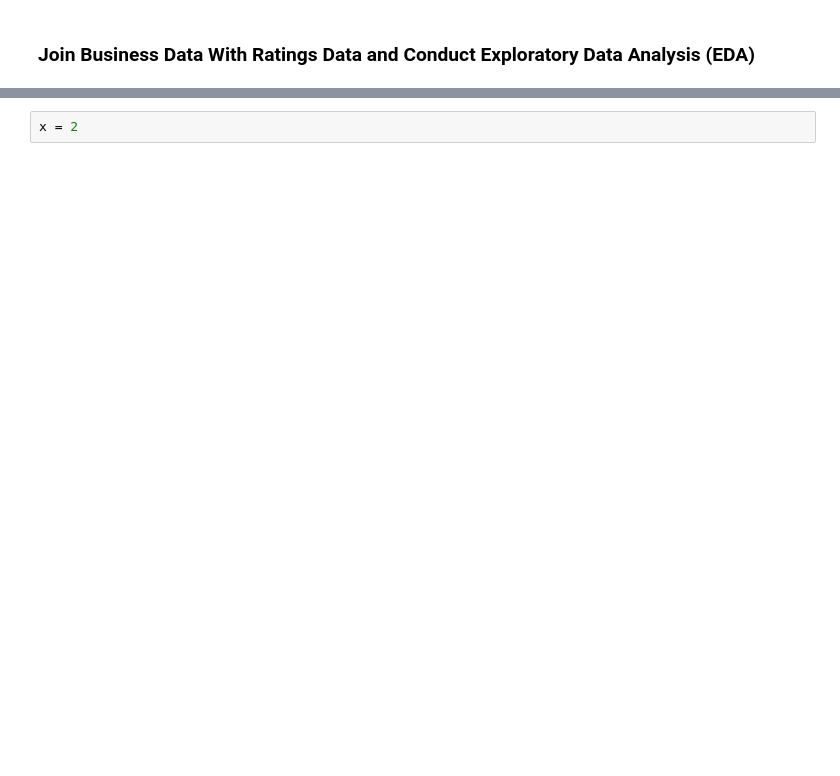
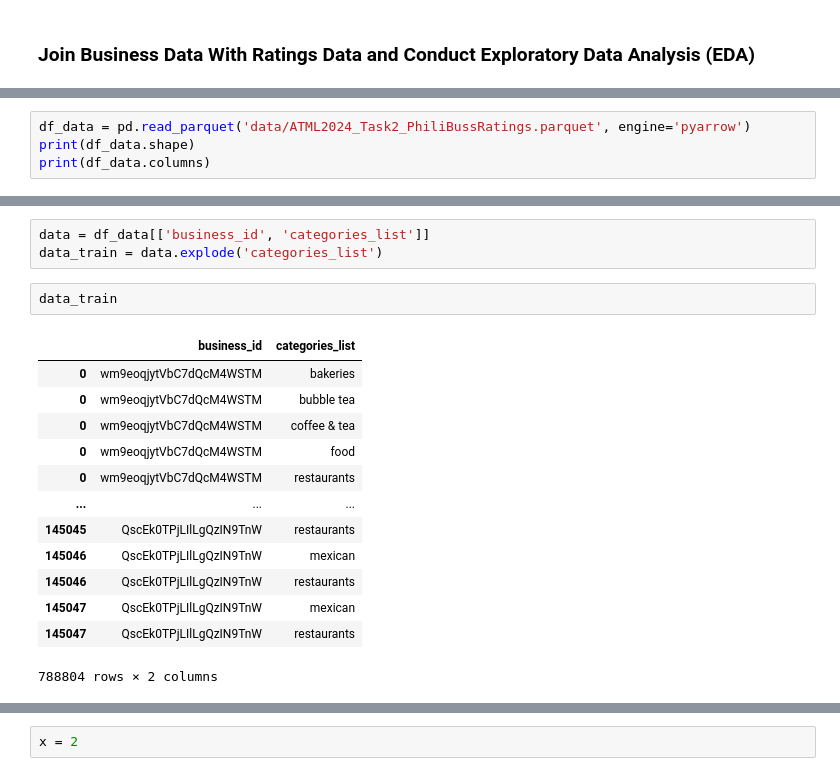
Before and after one commit to Kamiryu/nlp-customer-review-analysis, a Jupyter notebook: task_2.ipynb, the cells around one changed output, grey strips where cells are left out. Cells and saved outputs as stored; diff of their text form; blank space fills up the shorter version.

```diff
--- a/task_2.ipynb
+++ b/task_2.ipynb
@@ -51,0 +56,4 @@ df_data.head()
+# %%
+df_data = pd.read_parquet('data/ATML2024_Task2_PhiliBussRatings.parquet', engine='pyarrow')
+print(df_data.shape)
+print(df_data.columns)
@@ -53,0 +82,19 @@ all_categorizes = set(np.concatenate(df_data.categories_list.values).ravel()) #d
+# %%
+data = df_data[['business_id', 'categories_list']]
+data_train = data.explode('categories_list')
+# %%
+data_train
+# %% [output]
+|  | business_id | categories_list |
+| 0 | wm9eoqjytVbC7dQcM4WSTM | bakeries |
+| 0 | wm9eoqjytVbC7dQcM4WSTM | bubble tea |
+| 0 | wm9eoqjytVbC7dQcM4WSTM | coffee & tea |
+| 0 | wm9eoqjytVbC7dQcM4WSTM | food |
+| 0 | wm9eoqjytVbC7dQcM4WSTM | restaurants |
+| ... | ... | ... |
+| 145045 | QscEk0TPjLIlLgQzIN9TnW | restaurants |
+| 145046 | QscEk0TPjLIlLgQzIN9TnW | mexican |
+| 145046 | QscEk0TPjLIlLgQzIN9TnW | restaurants |
+| 145047 | QscEk0TPjLIlLgQzIN9TnW | mexican |
+| 145047 | QscEk0TPjLIlLgQzIN9TnW | restaurants |
+788804 rows × 2 columns
```
Also changed, not shown: parts of 22 cells of this notebook, 6 other files.
